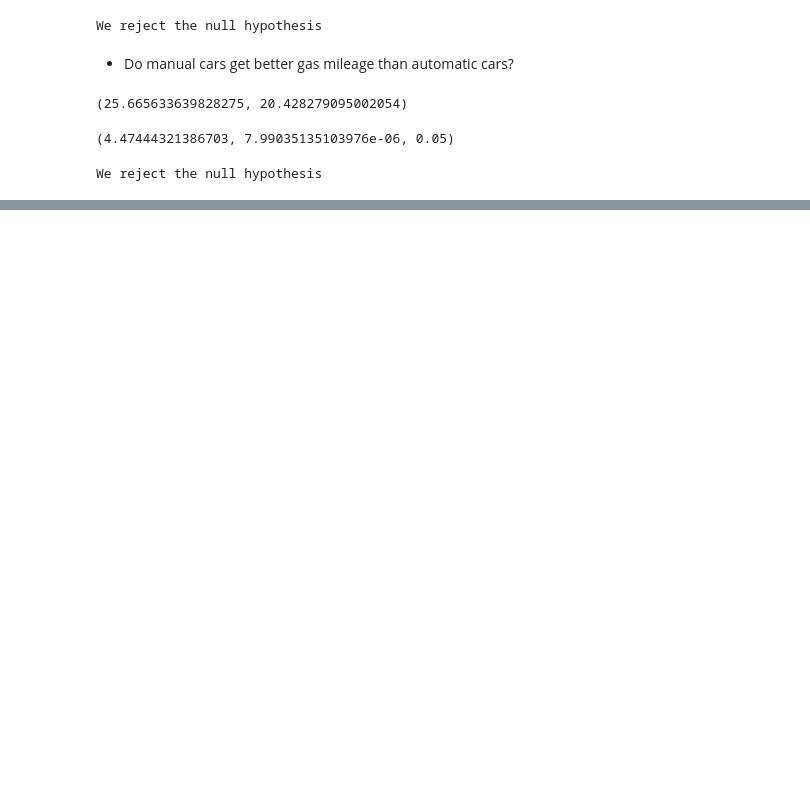
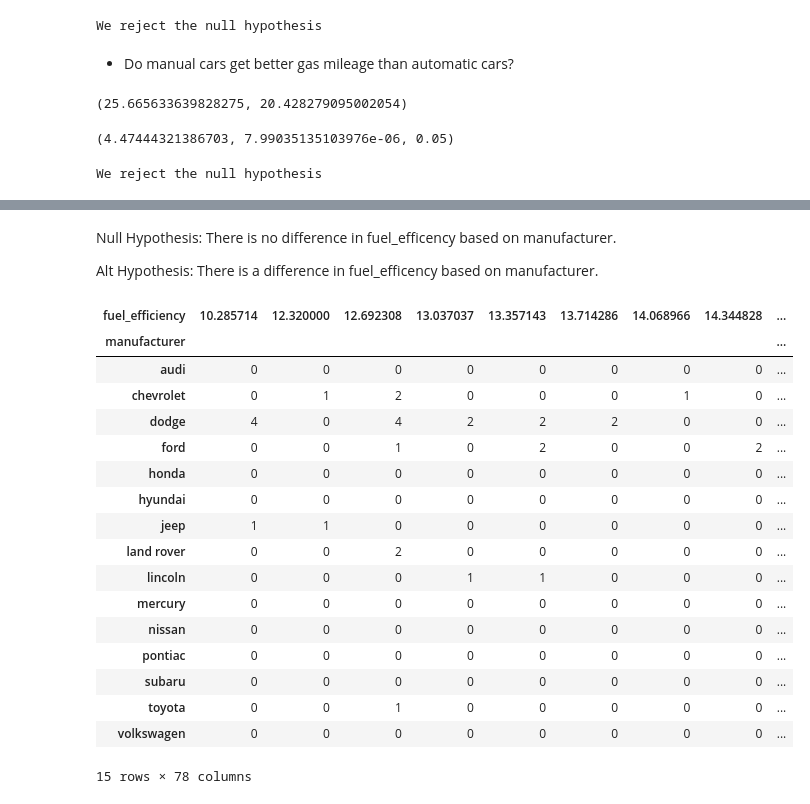
Before and after one commit to chloerwhitaker/statistics-exercises, a Jupyter notebook: hypothesis_testing.ipynb, the cells around one changed output, grey strips where cells are left out. Saved outputs shown, nothing was run; the diff lists cells and outputs as text; code cells hidden in the pictures; blank space fills up the shorter version.

```diff
--- a/hypothesis_testing.ipynb
+++ b/hypothesis_testing.ipynb
@@ -241,0 +375,26 @@ We reject the null hypothesis
+# %% [markdown]
+Null Hypothesis: There is no difference in fuel_efficency based on manufacturer.
+
+Alt Hypothesis: There is a difference in fuel_efficency based on manufacturer.
+# %%
+observed = pd.crosstab(mpg.manufacturer, mpg.fuel_efficiency)
+observed
+# %% [output]
+| fuel_efficiency | 10.285714 | 12.320000 | 12.692308 | 13.037037 | 13.357143 | 13.714286 | 14.068966 | 14.344828 | ... |
+| manufacturer |  |  |  |  |  |  |  |  | ... |
+| audi | 0 | 0 | 0 | 0 | 0 | 0 | 0 | 0 | ... |
+| chevrolet | 0 | 1 | 2 | 0 | 0 | 0 | 1 | 0 | ... |
+| dodge | 4 | 0 | 4 | 2 | 2 | 2 | 0 | 0 | ... |
+| ford | 0 | 0 | 1 | 0 | 2 | 0 | 0 | 2 | ... |
+| honda | 0 | 0 | 0 | 0 | 0 | 0 | 0 | 0 | ... |
+| hyundai | 0 | 0 | 0 | 0 | 0 | 0 | 0 | 0 | ... |
+| jeep | 1 | 1 | 0 | 0 | 0 | 0 | 0 | 0 | ... |
+| land rover | 0 | 0 | 2 | 0 | 0 | 0 | 0 | 0 | ... |
+| lincoln | 0 | 0 | 0 | 1 | 1 | 0 | 0 | 0 | ... |
+| mercury | 0 | 0 | 0 | 0 | 0 | 0 | 0 | 0 | ... |
+| nissan | 0 | 0 | 0 | 0 | 0 | 0 | 0 | 0 | ... |
+| pontiac | 0 | 0 | 0 | 0 | 0 | 0 | 0 | 0 | ... |
+| subaru | 0 | 0 | 0 | 0 | 0 | 0 | 0 | 0 | ... |
+| toyota | 0 | 0 | 1 | 0 | 0 | 0 | 0 | 0 | ... |
+| volkswagen | 0 | 0 | 0 | 0 | 0 | 0 | 0 | 0 | ... |
+15 rows × 78 columns
```
Also changed, not shown: parts of 52 cells of this notebook.
